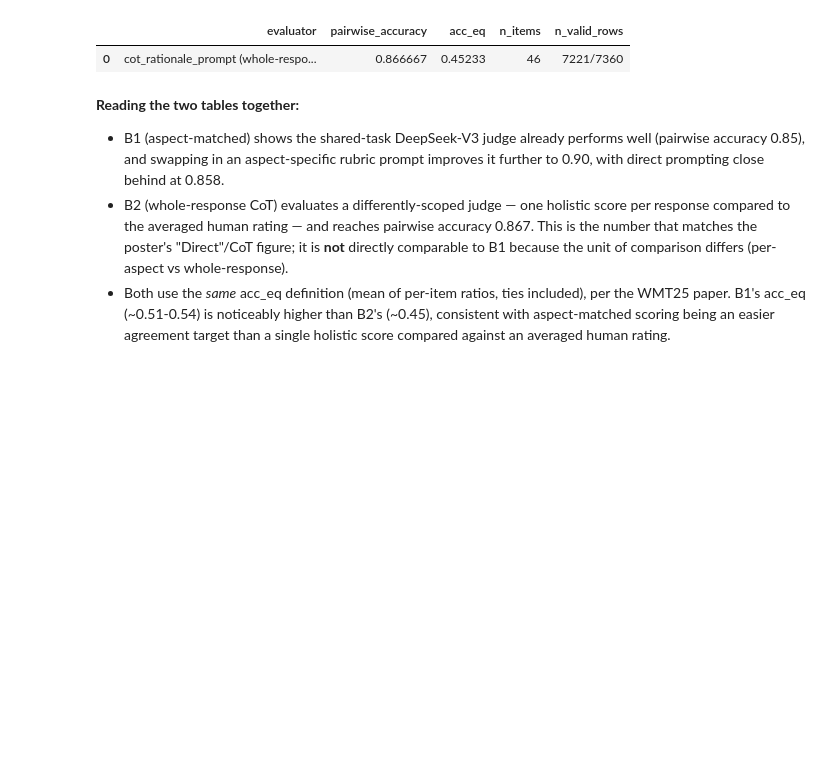
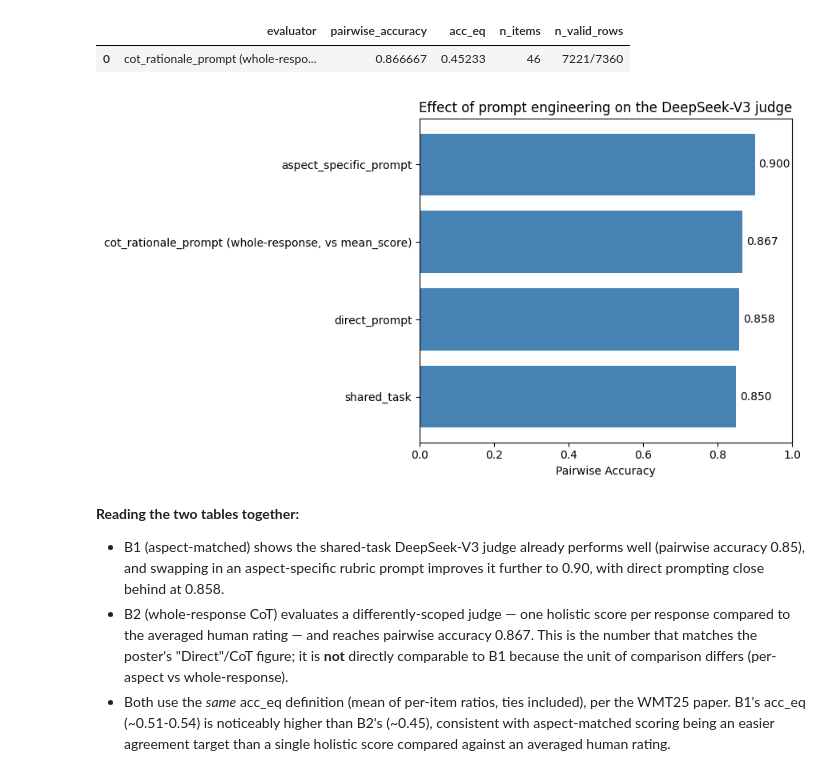
Before and after one commit to NhAnh278/llm-as-a-judge-praktikum, a Jupyter notebook: notebooks/combined_analysis.ipynb, the cells around one changed output. Cells and saved outputs as stored; diff of their text form; code cells hidden in the pictures; blank space fills up the shorter version.

```diff
--- a/notebooks/combined_analysis.ipynb
+++ b/notebooks/combined_analysis.ipynb
@@ -38,6 +38,9 @@ import matplotlib.pyplot as plt
 
 DATA_DIR = Path("../data")
 RESULTS_DIR = Path("../results")
+RESULTS_DATA_DIR = RESULTS_DIR / "data"
+PLOTS_DIR = RESULTS_DIR / "plots"
+PLOTS_DIR.mkdir(parents=True, exist_ok=True)
 
 with open(DATA_DIR / "humeval_aggregated" / "judge_oeg.json", "r", encoding="utf-8") as f:
     official = json.load(f)
@@ -225,7 +229,7 @@ evaluators["shared_task"] = df_ds_raw[MERGE_KEYS + ["judge_score"]].merge(human_
 
 for name, fname in [("direct_prompt", "openrouter_direct_prompt_full_deepseek.csv"),
                      ("aspect_specific_prompt", "openrouter_aspect_specific_prompt_full_deepseek.csv")]:
-    df_csv = pd.read_csv(RESULTS_DIR / fname)
+    df_csv = pd.read_csv(RESULTS_DATA_DIR / fname)
     df_csv = df_csv.rename(columns={"human_score": "human_score_csv"})
     merged = df_csv[["doc_id", "system", "language_locale", "aspect", "judge_score"]].merge(
         human_long, on=["doc_id", "system", "language_locale", "aspect"], how="inner"
@@ -290,7 +294,7 @@ def calculate_group_by_item_acc_eq(df_, human_col, model_col, item_col):
     return np.mean(accs) if accs else 0.0
 
 
-df_rationale = pd.read_csv(RESULTS_DIR / "oeg_results_v4_self_check_cot_deepseek_full (1).csv")
+df_rationale = pd.read_csv(RESULTS_DATA_DIR / "oeg_results_v4_self_check_cot_deepseek_full (1).csv")
 score_col = "Model_score_v4_self_check_cot"
 valid = df_rationale.dropna(subset=[score_col])
 
@@ -308,6 +312,22 @@ df_b2
 # %% [output]
 |  | evaluator | pairwise_accuracy | acc_eq | n_items | n_valid_rows |
 | 0 | cot_rationale_prompt (whole-respo... | 0.866667 | 0.45233 | 46 | 7221/7360 |
+# %%
+df_prompt_effect = pd.concat([df_b1, df_b2.drop(columns=["n_valid_rows"])], ignore_index=True)
+df_prompt_effect = df_prompt_effect.sort_values("pairwise_accuracy")
+
+fig, ax = plt.subplots(figsize=(9, 5))
+ax.barh(df_prompt_effect["evaluator"], df_prompt_effect["pairwise_accuracy"], color="steelblue")
+ax.set_xlim(0, 1)
+ax.set_xlabel("Pairwise Accuracy")
+ax.set_title("Effect of prompt engineering on the DeepSeek-V3 judge")
+for y, v in enumerate(df_prompt_effect["pairwise_accuracy"]):
+    ax.text(v + 0.01, y, f"{v:.3f}", va="center")
+plt.tight_layout()
+fig.savefig(PLOTS_DIR / "section_b_prompt_engineering_effect.png", dpi=300, bbox_inches="tight")
+plt.show()
+# %% [output]
+[figure, added]
 # %% [markdown]
 **Reading the two tables together:**
 
```
Also changed, not shown: parts of 1 cell of this notebook, 18 other files.
